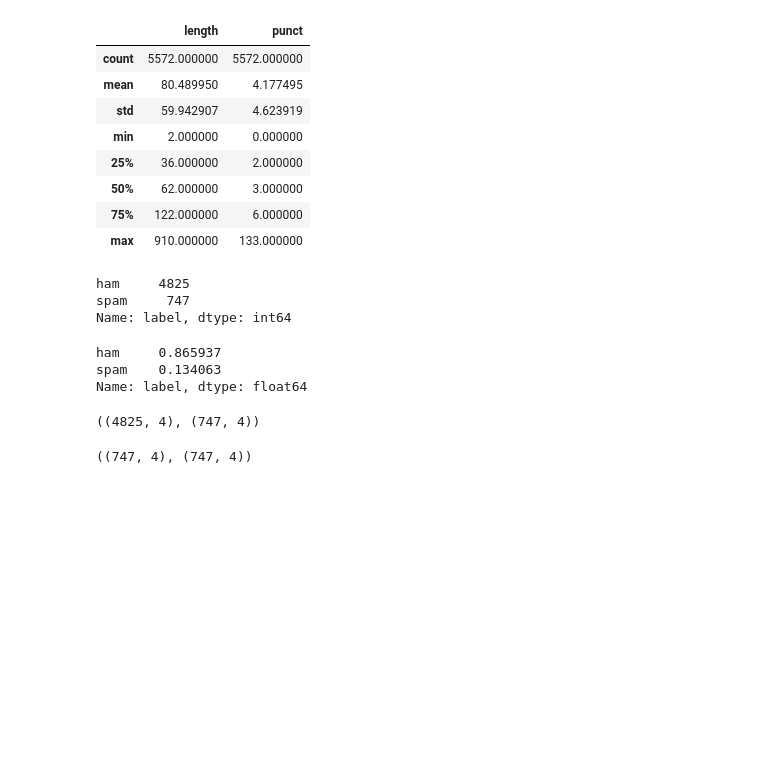
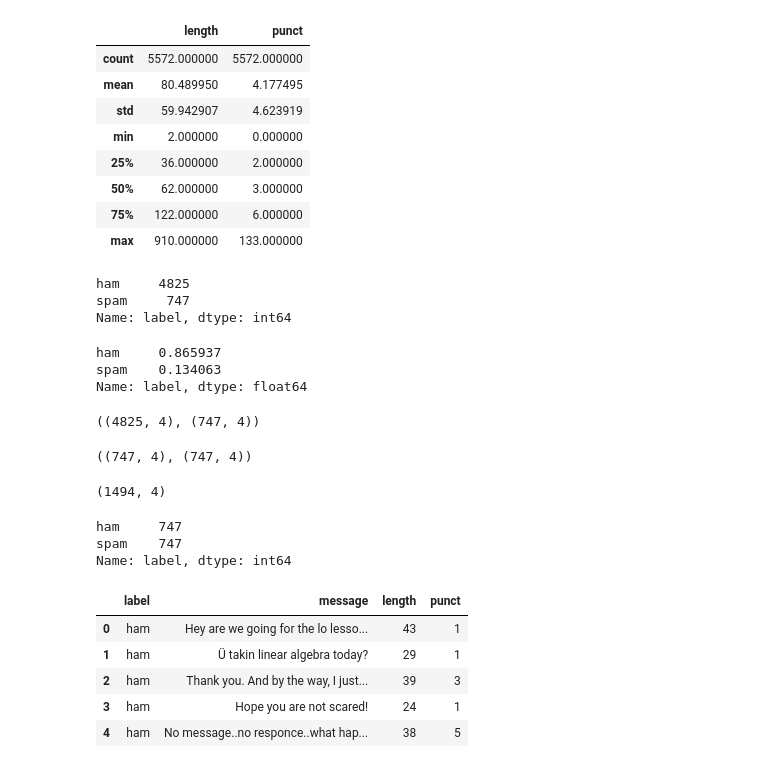
Before and after one commit to fishitmo/Takeobds, a Jupyter notebook: Random_Forest_&_SVM_01_31.ipynb, the cells around one changed output. Drawn from its saved outputs; the diff is of its cells as text; code cells hidden in the pictures; blank space fills up the shorter version.

```diff
--- a/Random_Forest_&_SVM_01_31.ipynb
+++ b/Random_Forest_&_SVM_01_31.ipynb
@@ -102,3 +102,22 @@ ham.shape, spam.shape
 ((747, 4), (747, 4))
 # %%
 data = ham.append(spam, ignore_index=True)
+# %%
+data.shape
+# %% [output]
+(1494, 4)
+# %%
+data['label'].value_counts()
+# %% [output]
+ham     747
+spam    747
+Name: label, dtype: int64
+# %%
+data.head()
+# %% [output]
+|  | label | message | length | punct |
+| 0 | ham | Hey are we going for the lo lesso... | 43 | 1 |
+| 1 | ham | Ü takin linear algebra today? | 29 | 1 |
+| 2 | ham | Thank you. And by the way, I just... | 39 | 3 |
+| 3 | ham | Hope you are not scared! | 24 | 1 |
+| 4 | ham | No message..no responce..what hap... | 38 | 5 |
```
Also changed, not shown: parts of 24 cells of this notebook.
